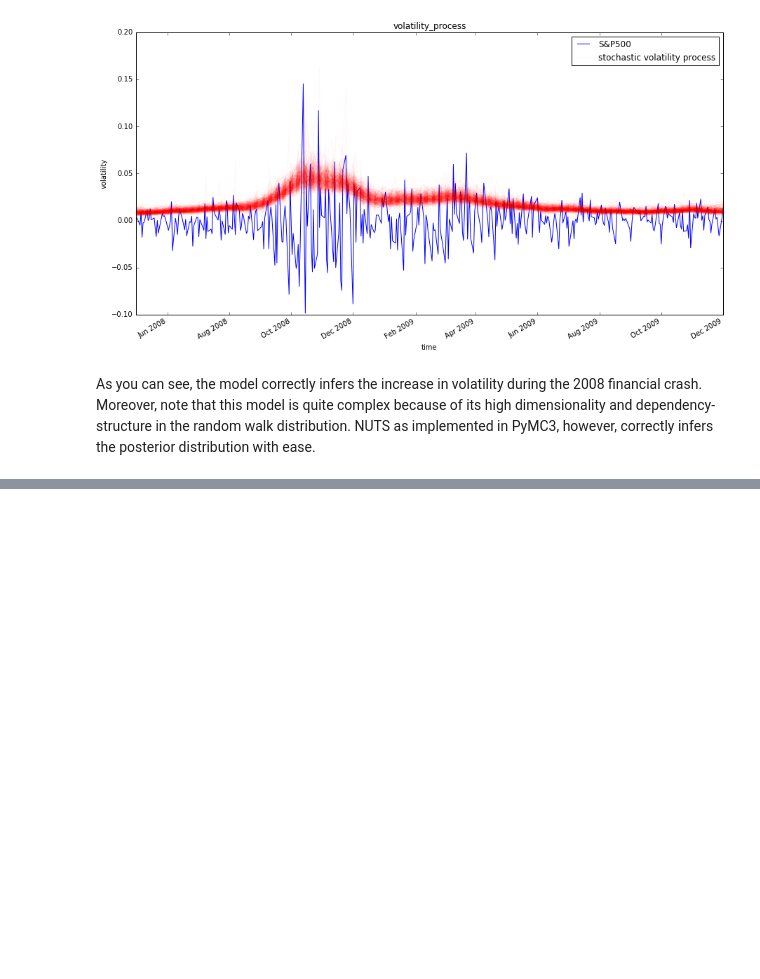
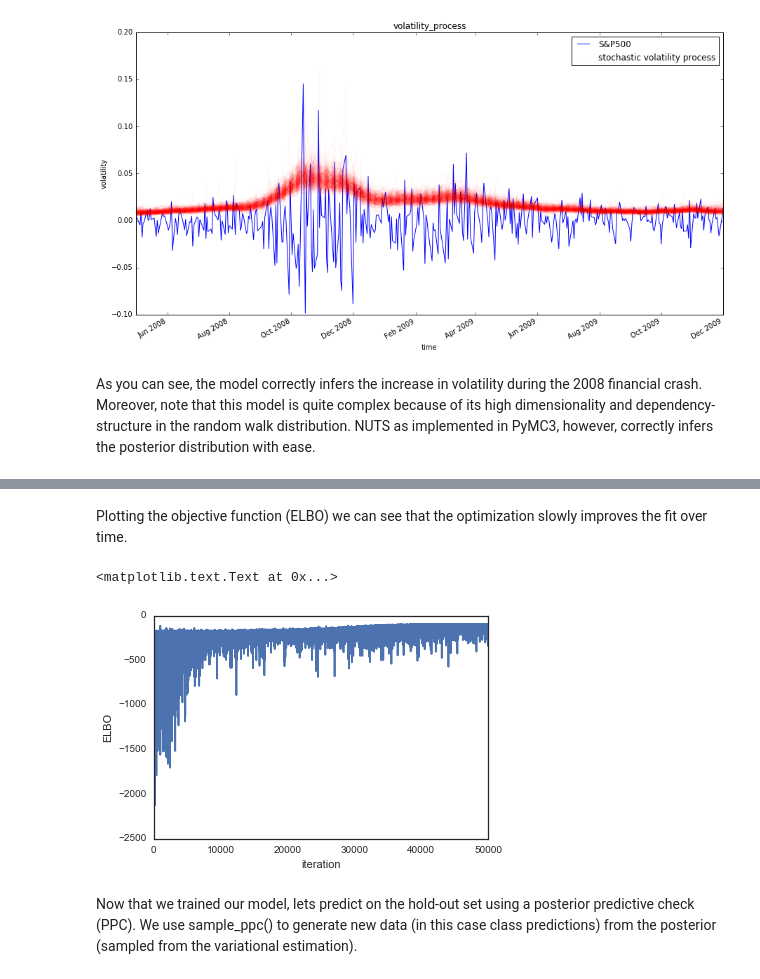
Before and after one commit to ericxtang/pymc3-examples, a Jupyter notebook: Probabilistic Programming in 3 Examples.ipynb, the cells around one changed output, grey strips where cells are left out. Saved outputs shown, nothing was run; the diff lists cells and outputs as text; code cells hidden in the pictures; blank space fills up the shorter version.

```diff
--- a/Probabilistic Programming in 3 Examples.ipynb
+++ b/Probabilistic Programming in 3 Examples.ipynb
@@ -315,0 +403,6 @@ As you can see, the model correctly infers the increase in volatility during the
+# %%
+%%time
+
+with neural_network:
+    # Run ADVI which returns posterior means, standard deviations, and the evidence lower bound (ELBO)
+    v_params = pm.variational.advi(n=50000)
@@ -315,0 +419,11 @@ As you can see, the model correctly infers the increase in volatility during the
+# %% [markdown]
+Plotting the objective function (ELBO) we can see that the optimization slowly improves the fit over time.
+# %%
+plt.plot(v_params.elbo_vals)
+plt.ylabel('ELBO')
+plt.xlabel('iteration')
+# %% [output]
+<matplotlib.text.Text at 0x...>
+[figure, added]
+# %% [markdown]
+Now that we trained our model, lets predict on the hold-out set using a posterior predictive check (PPC). We use sample_ppc() to generate new data (in this case class predictions) from the posterior (sampled from the variational estimation).
```
Also changed, not shown: parts of 30 cells of this notebook.
